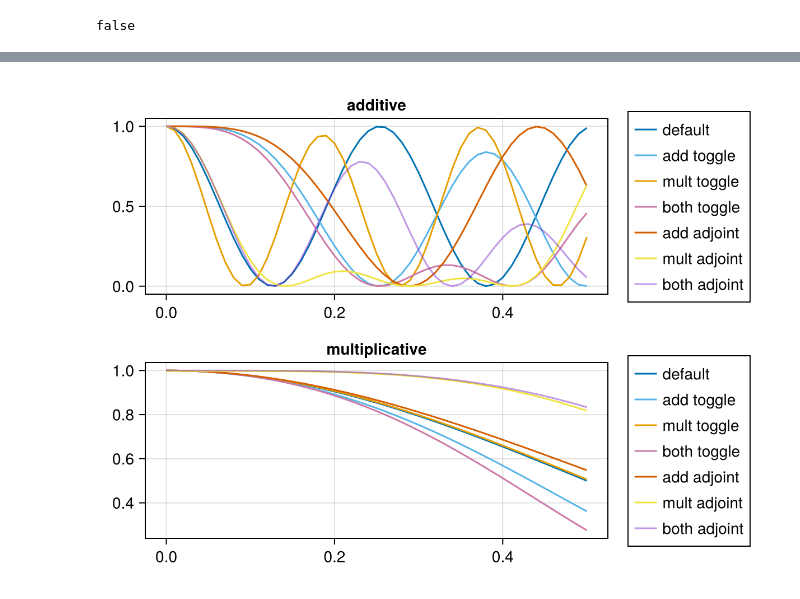
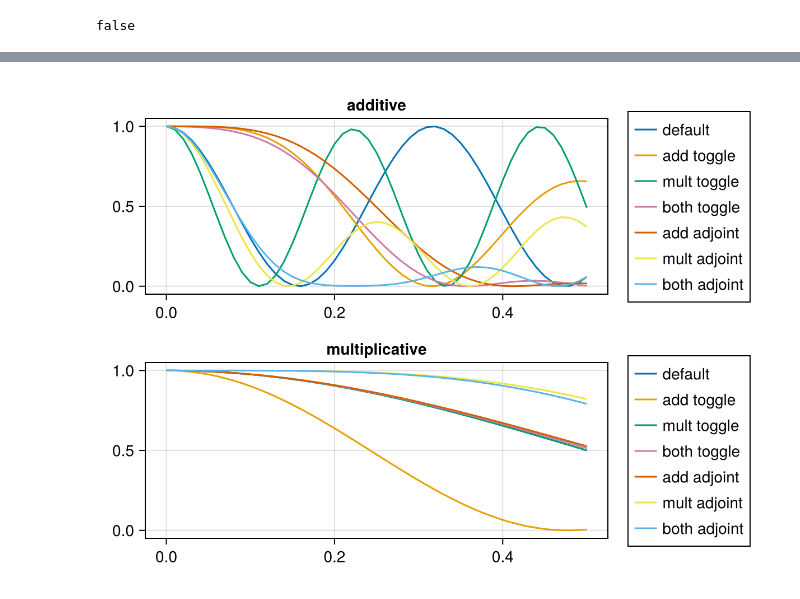
Before and after one commit to samafine1/notebooks, a Jupyter notebook: src/robustness_comp.ipynb, the cells around one changed output, grey strips where cells are left out. Saved outputs shown, nothing was run; the diff lists cells and outputs as text; code cells hidden in the pictures.

```diff
--- a/src/robustness_comp.ipynb
+++ b/src/robustness_comp.ipynb
@@ -23,7 +23,7 @@ using Random
   No Changes to `~/Documents/research/pulses/project/notebooks/src/Manifest.toml`
 # %%
 # Problem parameters
-T = 50
+T = 40
 Δt = 0.2
 U_goal = GATES.X
 H_drive = [PAULIS.X, PAULIS.Y]
@@ -82,6 +82,7 @@ varsys_both = VariationalQuantumSystem(
 varadd_prob = UnitaryVariationalProblem(
         varsys_add, U_goal, T, Δt;
         robust_times=[[T]],
+        dda_bound = 2.0,
         piccolo_options=piccolo_opts
     )
 solve!(varadd_prob, max_iter=250, print_level=5)
@@ -89,6 +90,7 @@ solve!(varadd_prob, max_iter=250, print_level=5)
 varmult_prob = UnitaryVariationalProblem(
         varsys_mult, U_goal, T, Δt;
         robust_times=[[T]],
+        dda_bound = 2.0,
         piccolo_options=piccolo_opts
     )
 solve!(varmult_prob, max_iter=250, print_level=5)
@@ -185,17 +180,17 @@ lines!(ax2, εs, ys, label="default", color=colors[1], linestyle=:solid)
 
 # (add)
 ys = [unitary_rollout_fidelity(add_prob.trajectory, QuantumSystem(ε * PAULIS.X, [PAULIS.X, PAULIS.Y])) for ε in εs]
-lines!(ax1, εs, ys, label="add toggle", color=colors[5], linestyle=:solid)
+lines!(ax1, εs, ys, label="add toggle", color=colors[2], linestyle=:solid)
 
 ys = [unitary_rollout_fidelity(add_prob.trajectory, QuantumSystem([(1 + ε) * PAULIS.X, PAULIS.Y])) for ε in εs]
-lines!(ax2, εs, ys, label="add toggle", color=colors[5], linestyle=:solid)
+lines!(ax2, εs, ys, label="add toggle", color=colors[2], linestyle=:solid)
 
 # (mult)
 ys = [unitary_rollout_fidelity(mult_prob.trajectory, QuantumSystem(ε * PAULIS.X, [PAULIS.X, PAULIS.Y])) for ε in εs]
-lines!(ax1, εs, ys, label="mult toggle", color=colors[2], linestyle=:solid)
+lines!(ax1, εs, ys, label="mult toggle", color=colors[3], linestyle=:solid)
 
 ys = [unitary_rollout_fidelity(mult_prob.trajectory, QuantumSystem([(1 + ε) * PAULIS.X, PAULIS.Y])) for ε in εs]
-lines!(ax2, εs, ys, label="mult toggle", color=colors[2], linestyle=:solid)
+lines!(ax2, εs, ys, label="mult toggle", color=colors[3], linestyle=:solid)
 
 # (both)
 ys = [unitary_rollout_fidelity(both_prob.trajectory, QuantumSystem(ε * PAULIS.X, [PAULIS.X, PAULIS.Y])) for ε in εs]
@@ -204,33 +199,33 @@ lines!(ax1, εs, ys, label="both toggle", color=colors[4], linestyle=:solid)
 ys = [unitary_rollout_fidelity(both_prob.trajectory, QuantumSystem([(1 + ε) * PAULIS.X, PAULIS.Y])) for ε in εs]
 lines!(ax2, εs, ys, label="both toggle", color=colors[4], linestyle=:solid)
 
 # adjoint obj
 
 # (add)
 ys = [unitary_rollout_fidelity(varadd_prob.trajectory, QuantumSystem(ε * PAULIS.X, [PAULIS.X, PAULIS.Y])) for ε in εs]
 lines!(ax1, εs, ys, label="add adjoint", color=colors[6], linestyle=:solid)
 
 ys = [unitary_rollout_fidelity(varadd_prob.trajectory, QuantumSystem([(1 + ε) * PAULIS.X, PAULIS.Y])) for ε in εs]
 lines!(ax2, εs, ys, label="add adjoint", color=colors[6], linestyle=:solid)
 
 # (mult)
 ys = [unitary_rollout_fidelity(varmult_prob.trajectory, QuantumSystem(ε * PAULIS.X, [PAULIS.X, PAULIS.Y])) for ε in εs]
 lines!(ax1, εs, ys, label="mult adjoint", color=colors[7], linestyle=:solid)
 
 ys = [unitary_rollout_fidelity(varmult_prob.trajectory, QuantumSystem([(1 + ε) * PAULIS.X, PAULIS.Y])) for ε in εs]
 lines!(ax2, εs, ys, label="mult adjoint", color=colors[7], linestyle=:solid)
 
 # (both)
 ys = [unitary_rollout_fidelity(varboth_prob.trajectory, QuantumSystem(ε * PAULIS.X, [PAULIS.X, PAULIS.Y])) for ε in εs]
-lines!(ax1, εs, ys, label="both adjoint", color=RGBAf(0.5, 0.2, 0.8, 0.5), linestyle=:solid)
+lines!(ax1, εs, ys, label="both adjoint", color=colors[5], linestyle=:solid)
 
 ys = [unitary_rollout_fidelity(varboth_prob.trajectory, QuantumSystem([(1 + ε) * PAULIS.X, PAULIS.Y])) for ε in εs]
-lines!(ax2, εs, ys, label="both adjoint", color=RGBAf(0.5, 0.2, 0.8, 0.5), linestyle=:solid)
+lines!(ax2, εs, ys, label="both adjoint", color=colors[5], linestyle=:solid)
 
 
 Legend(f[1,2], ax1, position=:lb)
 Legend(f[2,2], ax2, position=:lb)
 
 f
 # %% [output]
-[figure, old version]
+[figure, new version]
```
Also changed, not shown: parts of 3 cells of this notebook, 7 other files.
